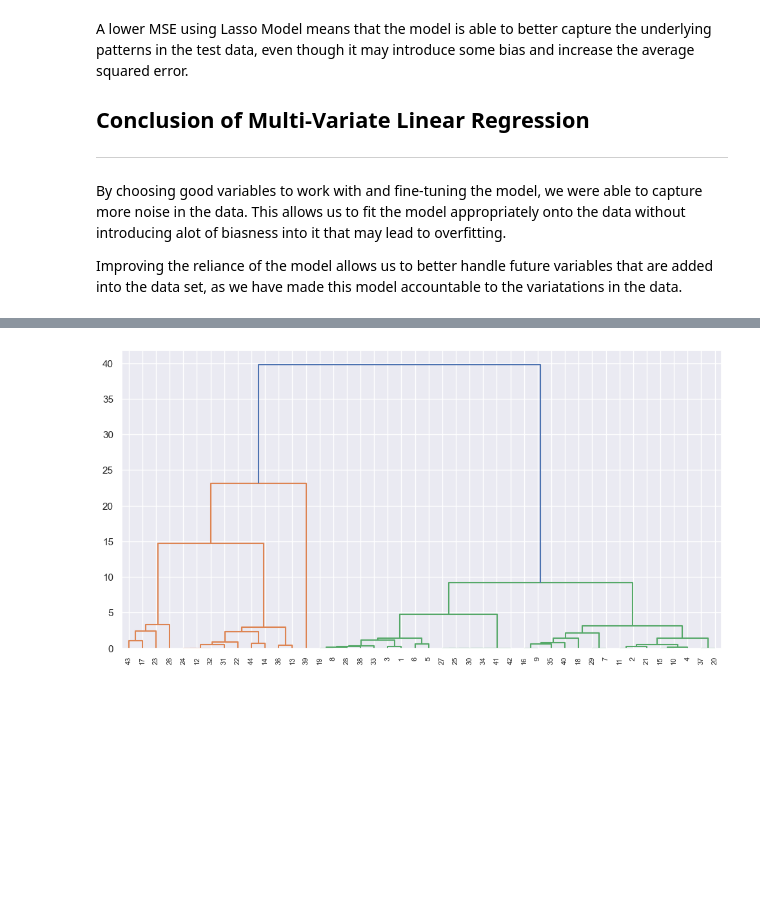
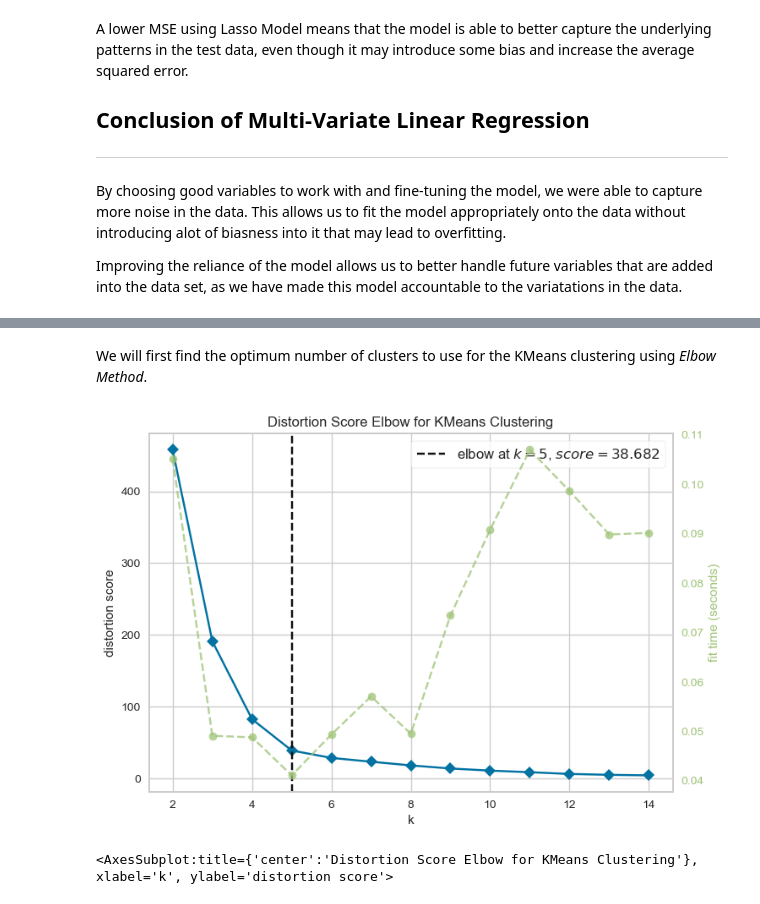
Before and after one commit to JaredNgwj/SC1015, a Jupyter notebook: SC1015 Full Project - City Happiness Level.ipynb, the cells around one changed output, grey strips where cells are left out. Drawn from its saved outputs; the diff is of its cells as text; code cells hidden in the pictures; blank space fills up the shorter version.

```diff
--- a/SC1015 Full Project - City Happiness Level.ipynb
+++ b/SC1015 Full Project - City Happiness Level.ipynb
@@ -608,10 +572,17 @@ linked = linkage(dataSelected, method = 'ward')
-# %%
-plt.figure(figsize=(12, 6))
-dendrogram(linked, labels = CityData['Rank'].tolist(), orientation='top', distance_sort='descending', show_leaf_counts=True)
-
-#cutThreshold = 9
-#plt.axhline(y = cutThreshold, color='black', linestyle='--')
-
-plt.show()
-# %% [output]
-[figure, removed]
+# %% [markdown]
+We will first find the optimum number of clusters to use for the KMeans clustering using *Elbow Method*.
+# %%
+from yellowbrick.cluster import KElbowVisualizer # pip install yellowbrick
+import sklearn
+from sklearn.cluster import KMeans
+
+
+CityDataAnalysis  = CityData[["Life expectancy(years) (Country)", "Happiness levels(Country)"]]
+
+model = KMeans()# k is range of number of
+visualizer = KElbowVisualizer(model, k=(2,15), timings= True)
+visualizer.fit(CityDataAnalysis)
+visualizer.show()
+# %% [output]
+[figure, added]
+<AxesSubplot:title={'center':'Distortion Score Elbow for KMeans Clustering'}, xlabel='k', ylabel='distortion score'>
```
Also changed, not shown: parts of 15 cells of this notebook.
